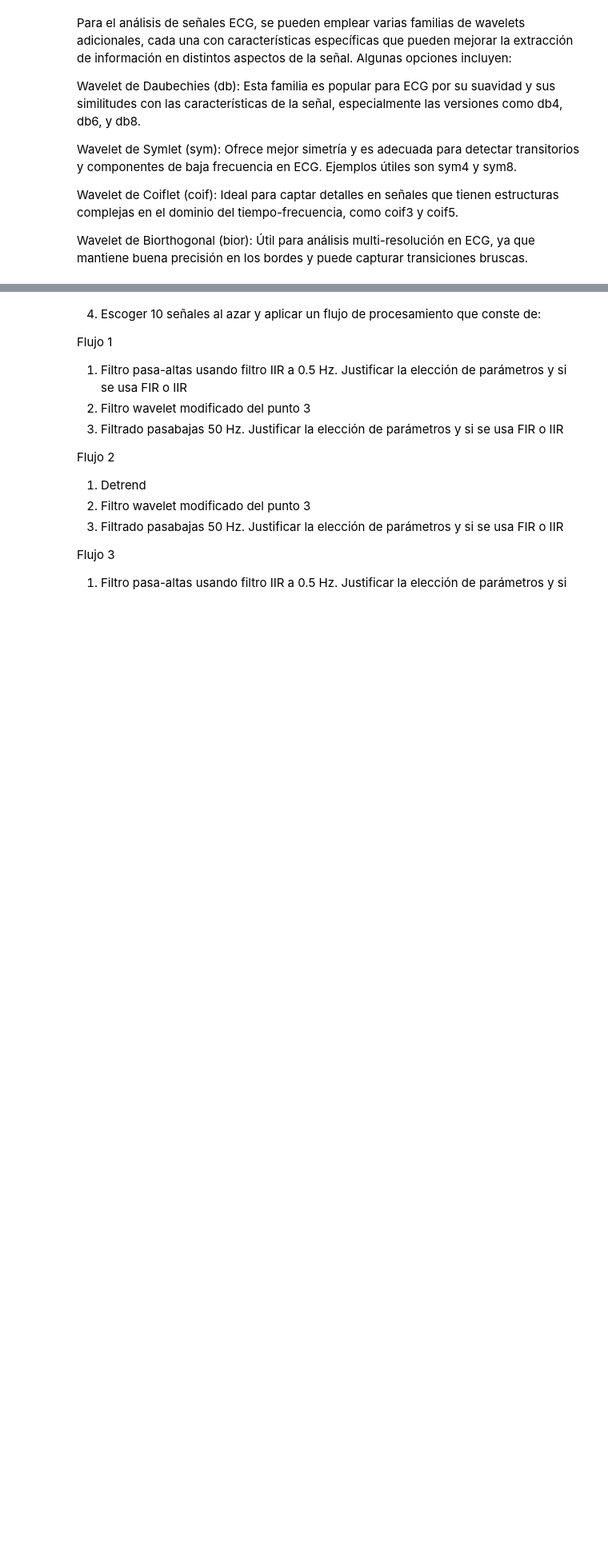
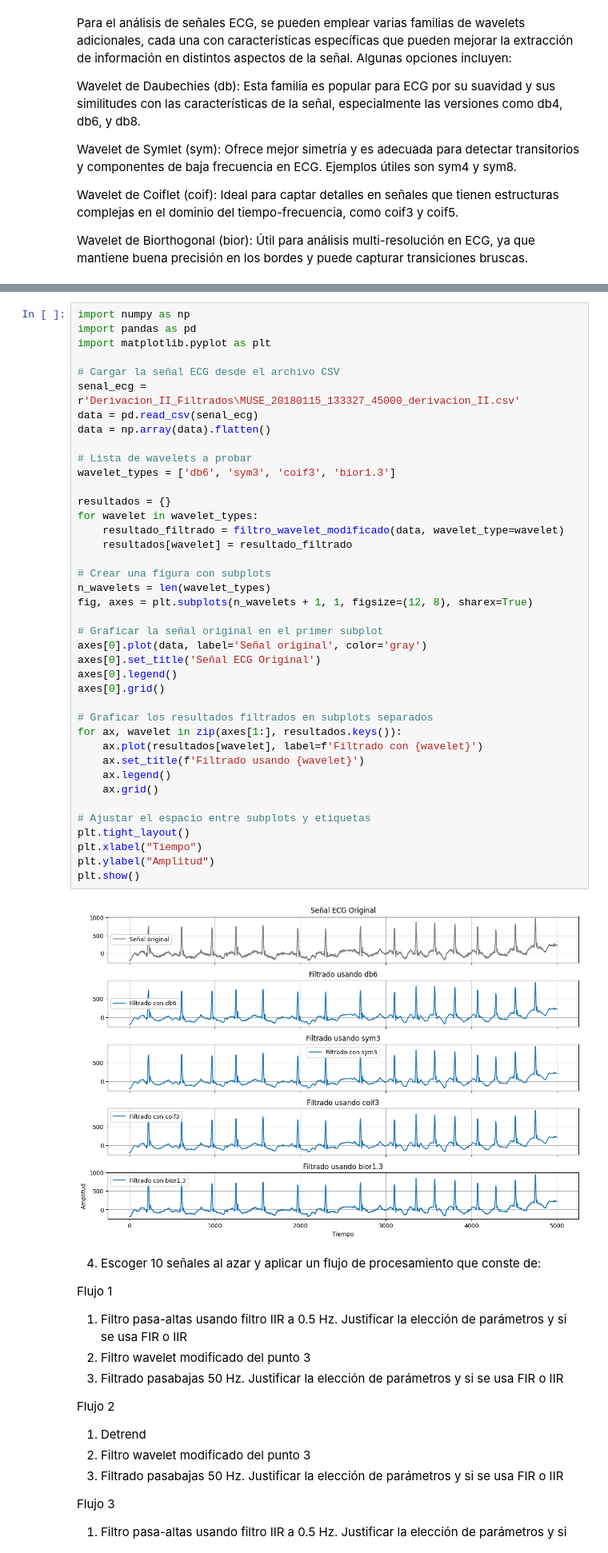
Before and after one commit to AndresBanquezBio/Biosenales, a Jupyter notebook: Proyectos/Proyecto_3/Proyecto3_AndresBanquez_MelinaVillada.ipynb, the cells around one changed output, grey strips where cells are left out. Shown: that part at 80% size. Drawn from its saved outputs; the diff is of its cells as text; blank space fills up the shorter version.

```diff
--- a/Proyectos/Proyecto_3/Proyecto3_AndresBanquez_MelinaVillada.ipynb
+++ b/Proyectos/Proyecto_3/Proyecto3_AndresBanquez_MelinaVillada.ipynb
@@ -138,3 +166,45 @@ Wavelet de Biorthogonal (bior): Útil para análisis multi-resolución en ECG, y
+# %%
+import numpy as np
+import pandas as pd
+import matplotlib.pyplot as plt
+
+# Cargar la señal ECG desde el archivo CSV
+senal_ecg = r'Derivacion_II_Filtrados\MUSE_20180115_133327_45000_derivacion_II.csv'
+data = pd.read_csv(senal_ecg)
+data = np.array(data).flatten()
+
+# Lista de wavelets a probar
+wavelet_types = ['db6', 'sym3', 'coif3', 'bior1.3']
+
+resultados = {}
+for wavelet in wavelet_types:
+    resultado_filtrado = filtro_wavelet_modificado(data, wavelet_type=wavelet)
+    resultados[wavelet] = resultado_filtrado
+
+# Crear una figura con subplots
+n_wavelets = len(wavelet_types)
+fig, axes = plt.subplots(n_wavelets + 1, 1, figsize=(12, 8), sharex=True)
+
+# Graficar la señal original en el primer subplot
+axes[0].plot(data, label='Señal original', color='gray')
+axes[0].set_title('Señal ECG Original')
+axes[0].legend()
+axes[0].grid()
+
+# Graficar los resultados filtrados en subplots separados
+for ax, wavelet in zip(axes[1:], resultados.keys()):
+    ax.plot(resultados[wavelet], label=f'Filtrado con {wavelet}')
+    ax.set_title(f'Filtrado usando {wavelet}')
+    ax.legend()
+    ax.grid()
+
+# Ajustar el espacio entre subplots y etiquetas
+plt.tight_layout()
+plt.xlabel("Tiempo")
+plt.ylabel("Amplitud")
+plt.show()
+# %% [output]
+[figure, added]
 # %% [markdown]
 4. Escoger 10 señales al azar y aplicar un flujo de procesamiento que conste de:
 
```
Also changed, not shown: parts of 6 cells of this notebook, 1 other file.
